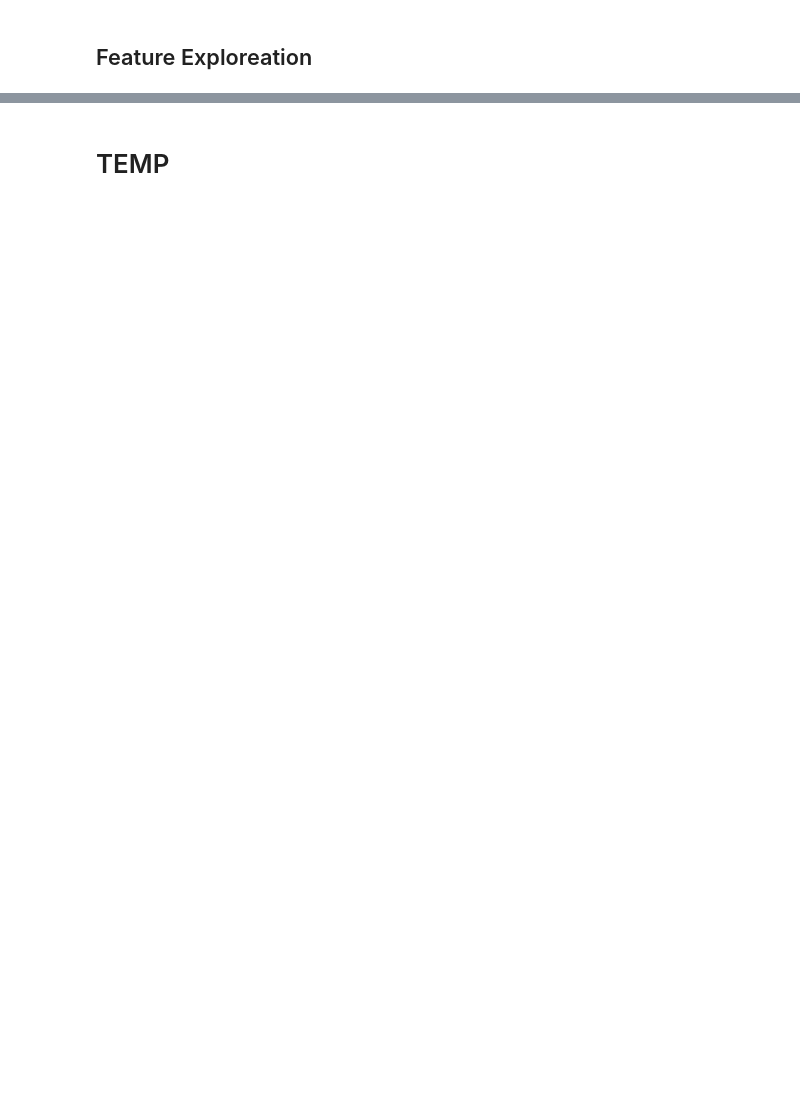
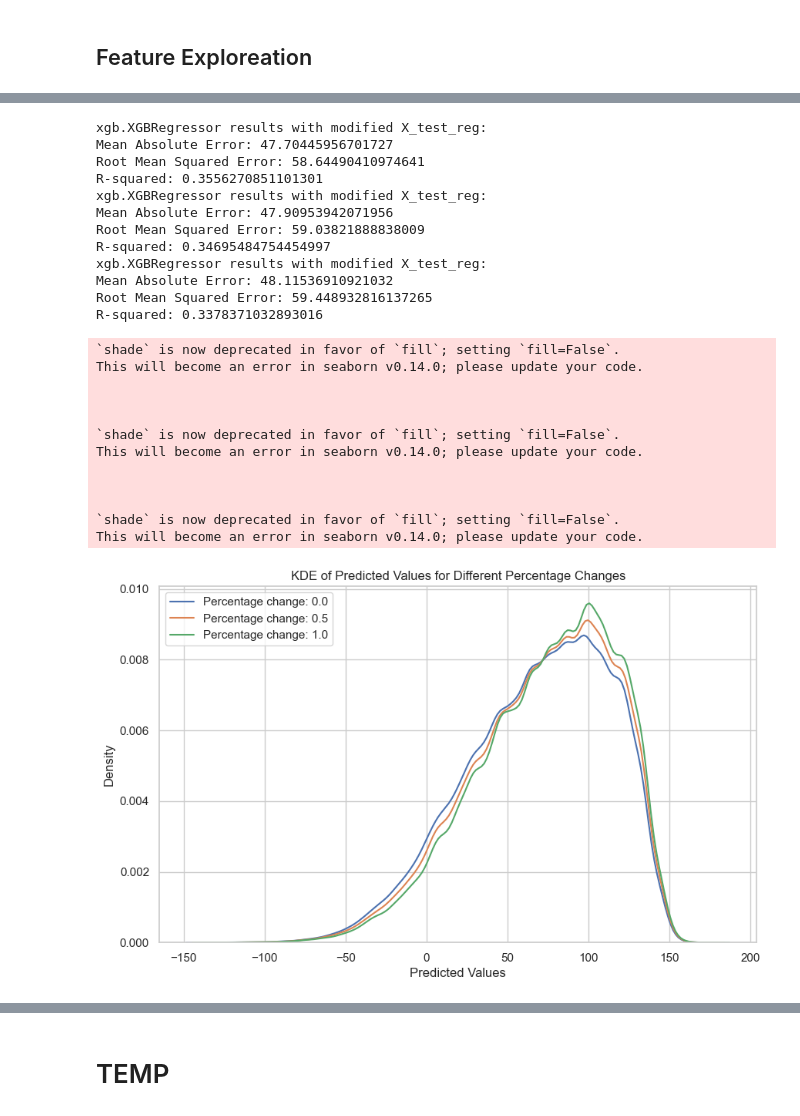
Before and after one commit to jerzybala/Ultra_PF_Smartphone, a Jupyter notebook: UPF_experiments_Feb2024.ipynb, the cells around one changed output, grey strips where cells are left out. Saved outputs shown, nothing was run; the diff lists cells and outputs as text; code cells hidden in the pictures; blank space fills up the shorter version.

```diff
--- a/UPF_experiments_Feb2024.ipynb
+++ b/UPF_experiments_Feb2024.ipynb
@@ -348,2 +344,4 @@ Life_Adversities: [1, 2, 0, 5, 4, 3, 6, 7, 8, 9, 10, 14, 11, 12, 13], number of
 # %%
 prepared_df.to_csv('/Users/jerzybala/Desktop/prepared_df.csv', index=False)
+# %%
+prepared_df['MHQ_Sign'] = prepared_df['MHQ_Sign'].replace({1: 0, 0: 1})
@@ -361,4 +390,7 @@ X_train, X_test, y_train, y_test, X_train_reg, X_test_reg, y_train_reg, y_test_r
 # %%
+import numpy as np
+import xgboost as xgb
+from sklearn.metrics import accuracy_score, f1_score, precision_score, recall_score, roc_auc_score, confusion_matrix
 
 
 par1 = {
@@ -394,6 +426,12 @@ print(f"AUC: {auc}")
 print("\n")
 
 
+
+
+
+
+
+
 #==================================================================================================
 
 
@@ -405,7 +443,7 @@ print("\n")
 #model_R = xgb.XGBRegressor()
 
 model_R = xgb.XGBRegressor(
-n_estimators=500,
+n_estimators=200,
 learning_rate=0.1,
 max_depth=6,
 min_child_weight=1,
@@ -558,0 +760,67 @@ XGBClassifier(base_score=None, booster=None, callbacks=None,
+# %%
+
+import seaborn as sns
+import matplotlib.pyplot as plt
+
+
+
+
+def plot_combined_prediction_distributions(prediction_dict):
+    # Set up the plot
+    sns.set(style="whitegrid")
+    plt.figure(figsize=(10, 6))
+
+    # Plot the KDE for each percentage_change's predictions
+    for per, predictions in prediction_dict.items():
+        sns.kdeplot(predictions, label=f'Percentage change: {per}', shade=False)
+
+    plt.title('KDE of Predicted Values for Different Percentage Changes')
+    plt.xlabel('Predicted Values')
+    plt.ylabel('Density')
+    plt.legend()
+    plt.show()
+
+# Usage:
+# Store the regression predictions in a dictionary with percentage_change as keys
+
+
+# Example usage:
+values_to_change = [2, 3, 4, 5]
+replacement_value = 1
+
+
+
+prediction_dict = {}
+for per in [0.0, 0.5, 1.0]:
+    mae, rmse, r2, predictions, X_test_modified = test_regressor_with_modified_X_test(
+        X_test_reg, y_test_reg, model_R, values_to_change, replacement_value, per)
+    prediction_dict[per] = predictions
+
+# Plot all KDEs on the same figure
+plot_combined_prediction_distributions(prediction_dict)
+# %% [output]
+xgb.XGBRegressor results with modified X_test_reg:
+Mean Absolute Error: 47.70445956701727
+Root Mean Squared Error: 58.64490410974641
+R-squared: 0.3556270851101301
+xgb.XGBRegressor results with modified X_test_reg:
+Mean Absolute Error: 47.90953942071956
+Root Mean Squared Error: 59.03821888838009
+R-squared: 0.34695484754454997
+xgb.XGBRegressor results with modified X_test_reg:
+Mean Absolute Error: 48.11536910921032
+Root Mean Squared Error: 59.448932816137265
+R-squared: 0.3378371032893016
+`shade` is now deprecated in favor of `fill`; setting `fill=False`.
+This will become an error in seaborn v0.14.0; please update your code.
+
+
+
+`shade` is now deprecated in favor of `fill`; setting `fill=False`.
+This will become an error in seaborn v0.14.0; please update your code.
+
+
+
+`shade` is now deprecated in favor of `fill`; setting `fill=False`.
+This will become an error in seaborn v0.14.0; please update your code.
+[figure, added]
```
Also changed, not shown: parts of 43 cells of this notebook.
